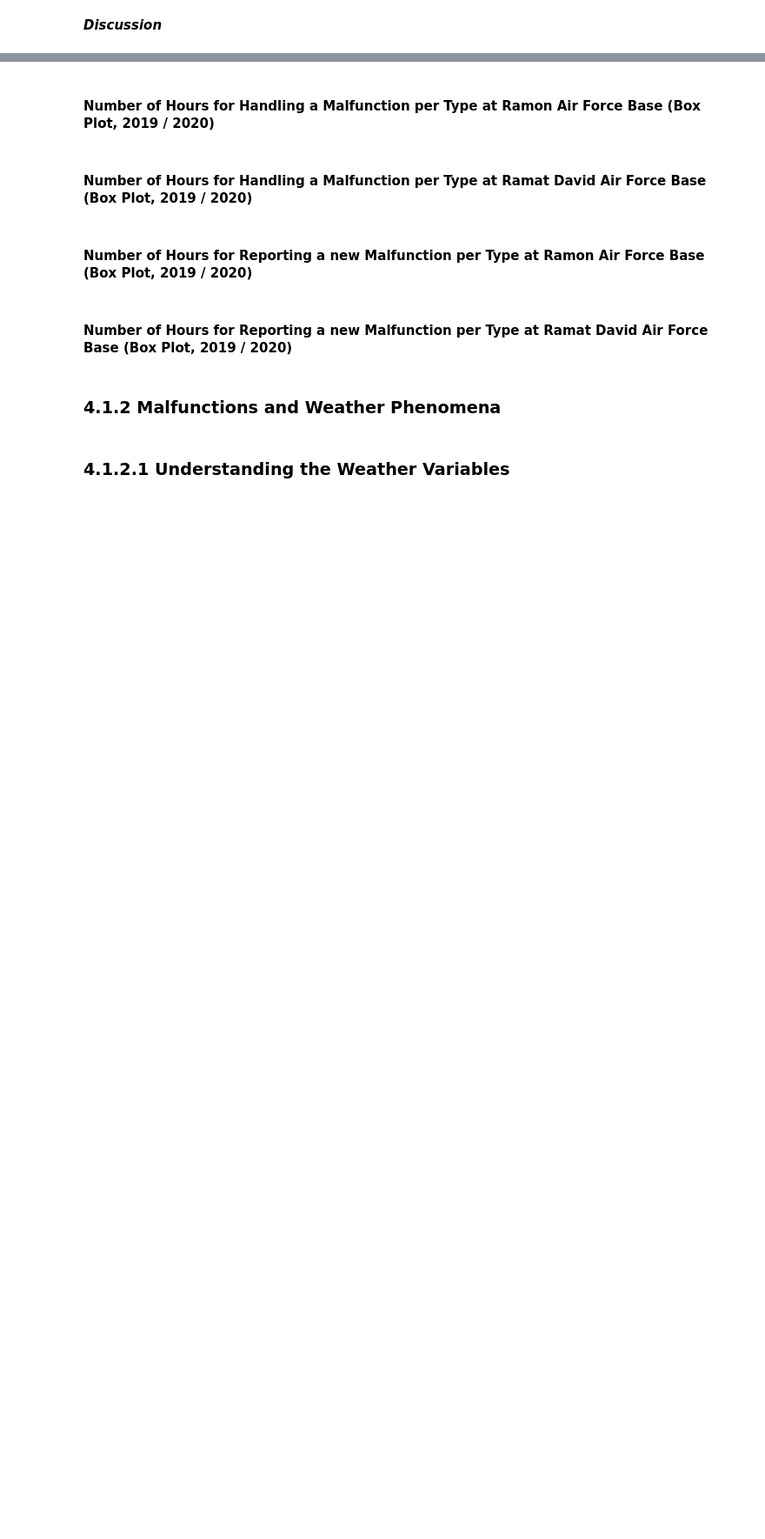
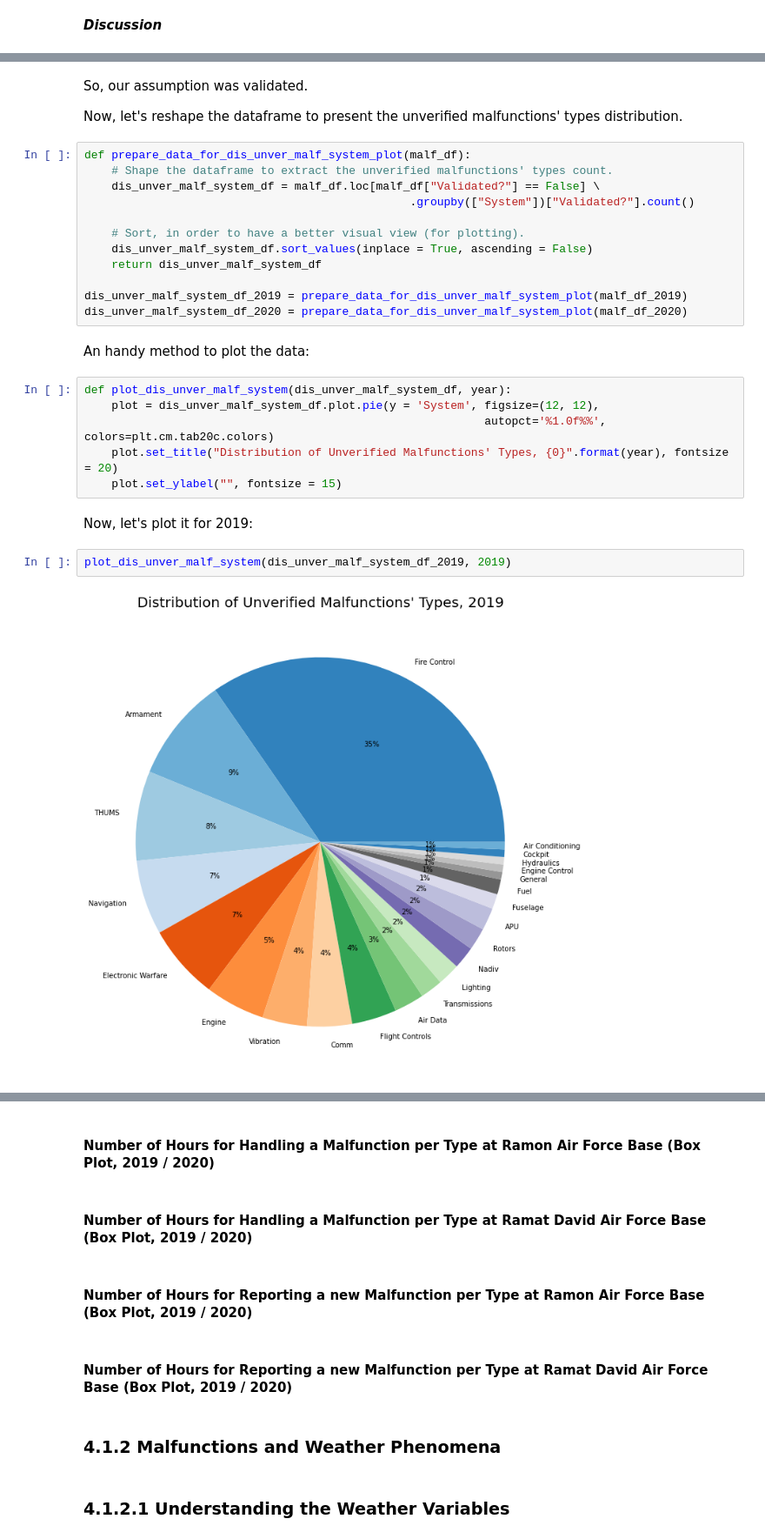
Before and after one commit to elront/Data_Sceince_Project, a Jupyter notebook: Data_science_workshop_project.ipynb, the cells around one changed output, grey strips where cells are left out. Shown at 87% size. Drawn from its saved outputs; the diff is of its cells as text; blank space fills up the shorter version.

```diff
--- a/Data_science_workshop_project.ipynb
+++ b/Data_science_workshop_project.ipynb
@@ -1808,0 +1848,30 @@ Text(0, 0.5, '')
+# %% [markdown]
+So, our assumption was validated.
+
+Now, let's reshape the dataframe to present the unverified malfunctions' types distribution.
+# %%
+def prepare_data_for_dis_unver_malf_system_plot(malf_df):
+    # Shape the dataframe to extract the unverified malfunctions' types count.
+    dis_unver_malf_system_df = malf_df.loc[malf_df["Validated?"] == False] \
+                                                .groupby(["System"])["Validated?"].count()
+
+    # Sort, in order to have a better visual view (for plotting).
+    dis_unver_malf_system_df.sort_values(inplace = True, ascending = False)
+    return dis_unver_malf_system_df
+
+dis_unver_malf_system_df_2019 = prepare_data_for_dis_unver_malf_system_plot(malf_df_2019)
+dis_unver_malf_system_df_2020 = prepare_data_for_dis_unver_malf_system_plot(malf_df_2020)
+# %% [markdown]
+An handy method to plot the data:
+# %%
+def plot_dis_unver_malf_system(dis_unver_malf_system_df, year):
+    plot = dis_unver_malf_system_df.plot.pie(y = 'System', figsize=(12, 12),
+                                                           autopct='%1.0f%%', colors=plt.cm.tab20c.colors)
+    plot.set_title("Distribution of Unverified Malfunctions' Types, {0}".format(year), fontsize = 20)
+    plot.set_ylabel("", fontsize = 15)
+# %% [markdown]
+Now, let's plot it for 2019:
+# %%
+plot_dis_unver_malf_system(dis_unver_malf_system_df_2019, 2019)
+# %% [output]
+[figure, added]
```
Also changed, not shown: parts of 48 cells of this notebook.
